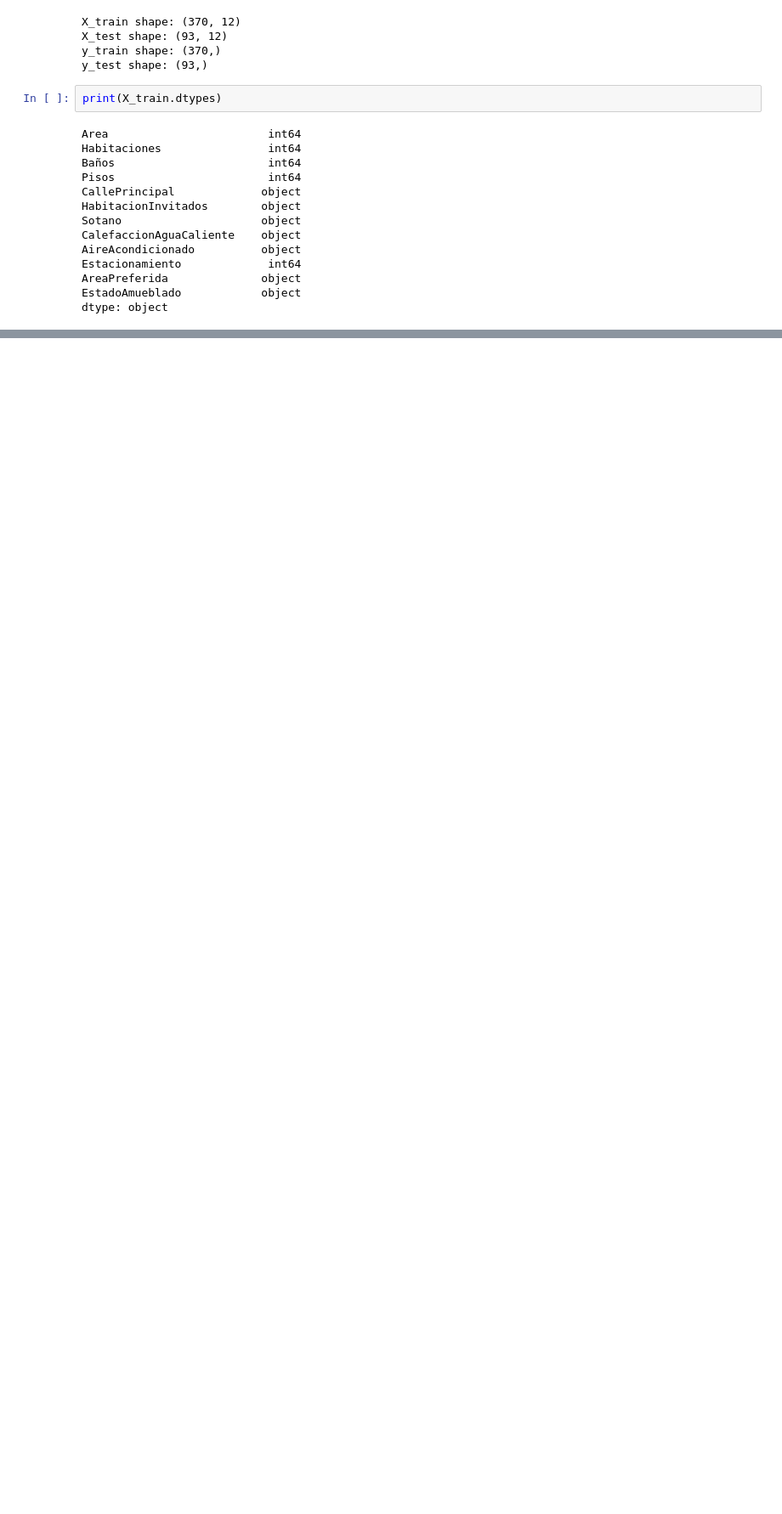
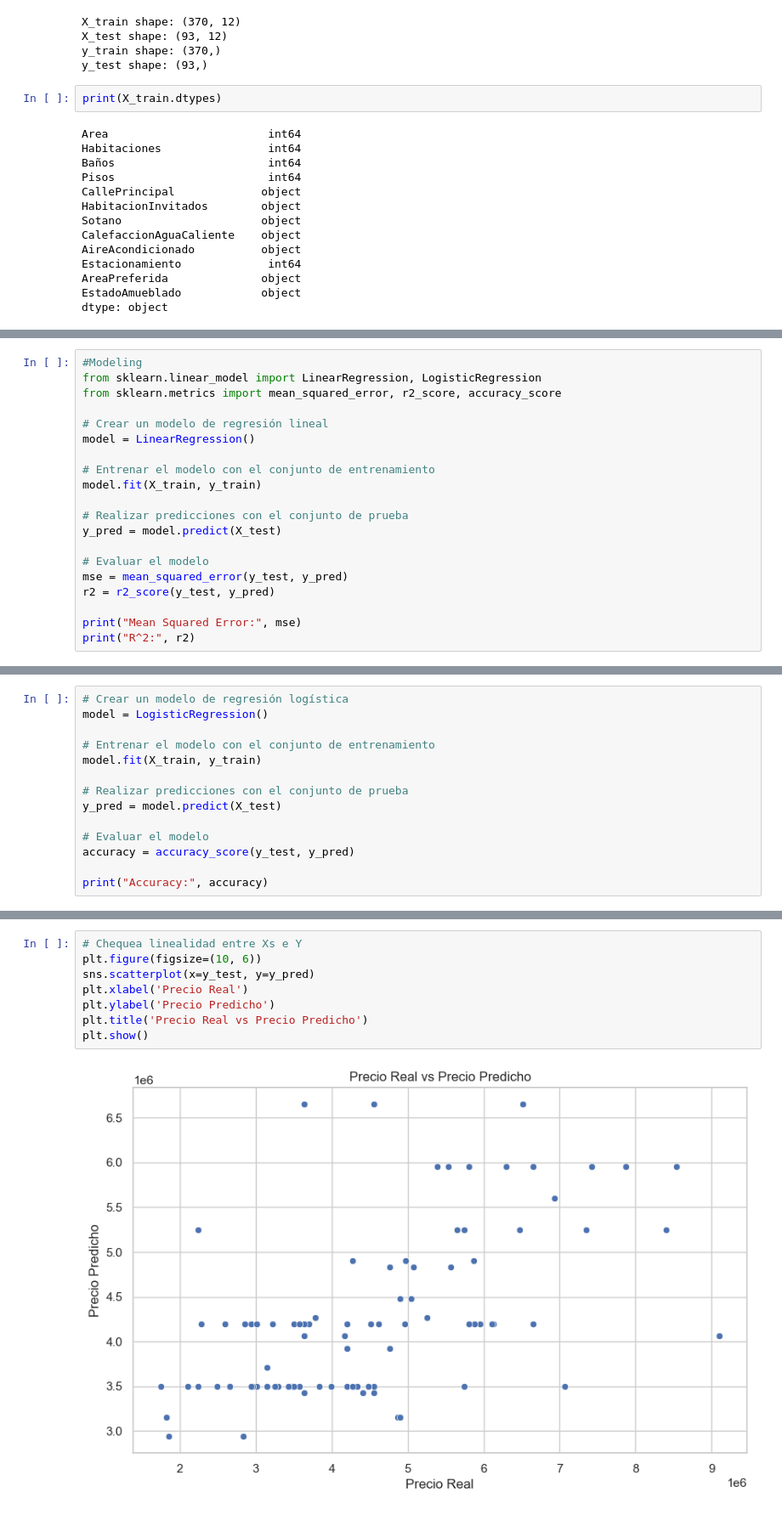
Before and after one commit to federojasc/Electric_Cars_Project, a Jupyter notebook: Housing_Price_Prediction/Housing_Price_Prediction.ipynb, the cells around one changed output, grey strips where cells are left out. Shown at 85% size. Drawn from its saved outputs; the diff is of its cells as text; blank space fills up the shorter version.

```diff
--- a/Housing_Price_Prediction/Housing_Price_Prediction.ipynb
+++ b/Housing_Price_Prediction/Housing_Price_Prediction.ipynb
@@ -313,0 +336,20 @@ Train Data:
+# %%
+#Modeling
+from sklearn.linear_model import LinearRegression, LogisticRegression
+from sklearn.metrics import mean_squared_error, r2_score, accuracy_score
+
+# Crear un modelo de regresión lineal
+model = LinearRegression()
+
+# Entrenar el modelo con el conjunto de entrenamiento
+model.fit(X_train, y_train)
+
+# Realizar predicciones con el conjunto de prueba
+y_pred = model.predict(X_test)
+
+# Evaluar el modelo
+mse = mean_squared_error(y_test, y_pred)
+r2 = r2_score(y_test, y_pred)
+
+print("Mean Squared Error:", mse)
+print("R^2:", r2)
@@ -313,0 +359,14 @@ Train Data:
+# %%
+# Crear un modelo de regresión logística
+model = LogisticRegression()
+
+# Entrenar el modelo con el conjunto de entrenamiento
+model.fit(X_train, y_train)
+
+# Realizar predicciones con el conjunto de prueba
+y_pred = model.predict(X_test)
+
+# Evaluar el modelo
+accuracy = accuracy_score(y_test, y_pred)
+
+print("Accuracy:", accuracy)
@@ -313,0 +375,10 @@ Train Data:
+# %%
+# Chequea linealidad entre Xs e Y
+plt.figure(figsize=(10, 6))
+sns.scatterplot(x=y_test, y=y_pred)
+plt.xlabel('Precio Real')
+plt.ylabel('Precio Predicho')
+plt.title('Precio Real vs Precio Predicho')
+plt.show()
+# %% [output]
+[figure, added]
```
Also changed, not shown: parts of 9 cells of this notebook.
